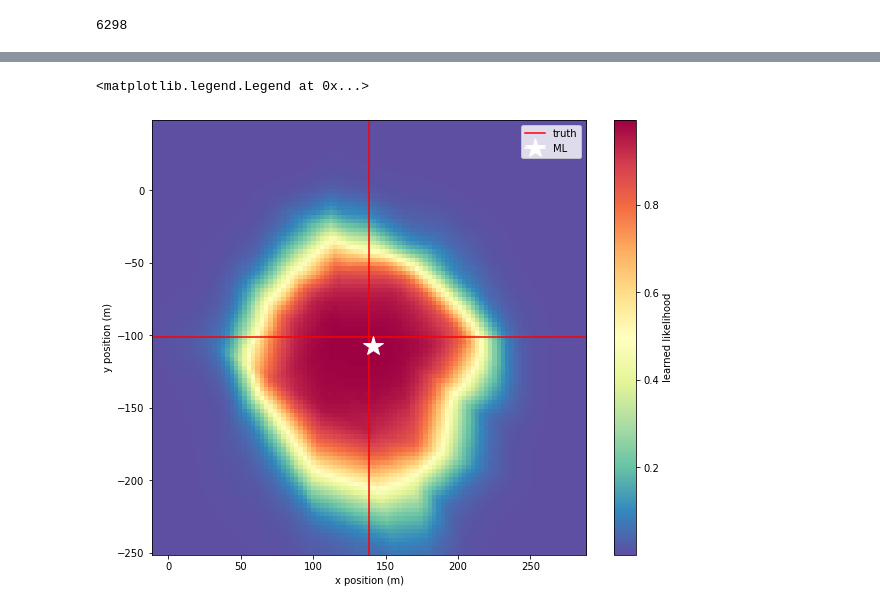
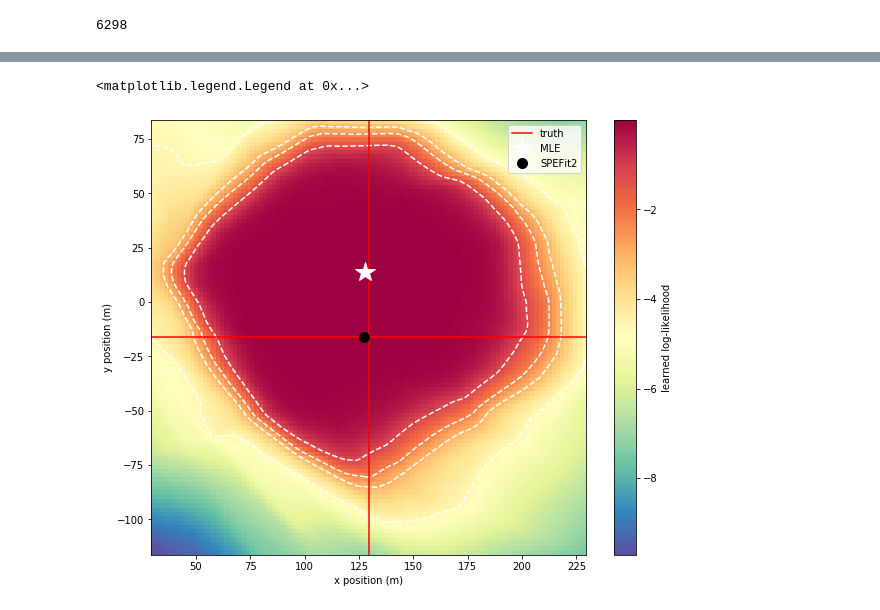
Before and after one commit to philippeller/IceNet, a Jupyter notebook: IceNet_llh_free.ipynb, the cells around one changed output, grey strips where cells are left out. Saved outputs shown, nothing was run; the diff lists cells and outputs as text; code cells hidden in the pictures.

```diff
--- a/IceNet_llh_free.ipynb
+++ b/IceNet_llh_free.ipynb
@@ -84,6 +84,7 @@ h = tf.keras.layers.Dropout(0.01)(h)
 
 h = tf.keras.layers.Dense(32, activation=activation)(h)
 h = tf.keras.layers.Dropout(0.01)(h)
+h = tf.keras.layers.Dense(32, activation=activation)(h)
 outputs_data = tf.keras.layers.Dense(32, activation=activation)(h)
 
 model_data = tf.keras.Model(inputs=inputs_data, outputs=outputs_data)
@@ -94,9 +95,9 @@ model_data = tf.keras.Model(inputs=inputs_data, outputs=outputs_data)
 inputs_params = tf.keras.Input(shape=(N_labels,))
 
 y = tf.keras.layers.Dense(32, activation=activation)(inputs_params)
-y = tf.keras.layers.Dropout(0.01)(y)
 y = tf.keras.layers.Dense(32, activation=activation)(y)
-y = tf.keras.layers.Dropout(0.01)(y)
+y = tf.keras.layers.Dense(32, activation=activation)(y)
+y = tf.keras.layers.Dense(32, activation=activation)(y)
 outputs_params = tf.keras.layers.Dense(32, activation=activation)(y)
 
 model_params = tf.keras.Model(inputs=inputs_params, outputs=outputs_params)
@@ -106,6 +107,8 @@ combined = tf.keras.layers.Concatenate()([model_data.output, model_params.output
 
 
 z = tf.keras.layers.Dense(32, activation="relu")(combined)
+z = tf.keras.layers.Dense(32, activation="relu")(z)
+z = tf.keras.layers.Dense(32, activation="relu")(z)
 z = tf.keras.layers.Dense(32, activation="relu")(z)
 outputs = tf.keras.layers.Dense(1, activation='sigmoid')(z)
 
@@ -160,10 +163,11 @@ outputs_test = np.concatenate([np.ones(X_data_test.shape[0]), np.zeros(X_data_te
 # %%
 for i in range(5):
     # re-shuffle
-    #inputs_train[1] = np.vstack([X_params_train, np.random.permutation(X_params_train)])
+    #inputs_train[1] = np.vstack([loss_historyarams_train, np.random.permutation(X_params_train)])
     #inputs_test[1] = np.vstack([X_params_test, np.random.permutation(X_params_test)])
 
-    bounds = np.quantile(X_params, [0.01, 0.99], axis=0)
+    # sample from flat
+    bounds = np.quantile(X_params, [0., 1.], axis=0)
     delta = np.diff(bounds, axis=0)
 
     rand_train_params = np.random.uniform(size=X_params_train.size).reshape(X_params_train.shape)
@@ -175,12 +179,13 @@ for i in range(5):
     rand_train_params += bounds[0]
     rand_test_params += bounds[0]
 
-    # sample from flat
     inputs_train[1] = np.vstack([X_params_train, rand_train_params])
     inputs_test[1] = np.vstack([X_params_test, rand_test_params])
 
     gc.collect()
 
+    print('Epoch %i'%(len(loss_history)+1))
+
     model.fit(inputs_train, outputs_train, batch_size=512, epochs=1, validation_data=(inputs_test, outputs_test))
 
     loss_history.append(model.history.history['loss'])
@@ -202,5 +211,5 @@ ax.legend()
 # %%
-event_idx = 678
+event_idx = -111
 
 true_x = X_params_test[event_idx, 0]
 true_y = X_params_test[event_idx, 1]
@@ -221,9 +230,8 @@ plt.axvline(true_x, c='r')
 # %%
-xs = np.linspace(true_x-150, true_x+150, 101)
-ys = np.linspace(true_y-150, true_y+150, 101)
-
-#xs = np.linspace(-250, 250, 101)
-#ys = np.linspace(-250, 250, 101)
+N = 101
+d = 100
+xs = np.linspace(true_x-d, true_x+d, N)
+ys = np.linspace(true_y-d, true_y+d, N)
 
 xx, yy = np.meshgrid(xs,ys)
 
@@ -239,18 +247,25 @@ z = likelihood.reshape((xs.shape[0], ys.shape[0]))
 # %%
 fig, ax = plt.subplots(1, 1, figsize=(10,8))
 
-im = ax.imshow(z, extent=(xs[0], xs[-1], ys[0], ys[-1]), origin='lower', cmap='Spectral_r', aspect='equal')
+im = ax.imshow(np.log(z), extent=(xs[0], xs[-1], ys[0], ys[-1]), origin='lower', cmap='Spectral_r', aspect='equal')
 ax.axvline(true_x, c='r')
 ax.axhline(true_y, c='r', label='truth')
 
-plt.colorbar(im, ax=ax, label='learned likelihood', )
+plt.colorbar(im, ax=ax, label='learned log-likelihood', )
 
-plt.plot(xx[np.argmax(z)],  yy[np.argmax(z)], marker='*', color='w', ms=20, label='ML')
+plt.contour(xs, ys, np.log(z), [-9.21/2, -5.99/2, -4.51/2, -2.3/2], colors='w')
+
+plt.plot(xx[np.argmax(z)],  yy[np.argmax(z)], marker='*', color='w', lw=0, ms=20, label='MLE')
+
+plt.plot(r_test[event_idx][0],  r_test[event_idx][1], marker='o', color='k', lw=0, ms=10, label='SPEFit2')
+
 
 ax.set_xlabel('x position (m)')
 ax.set_ylabel('y position (m)')
 
 plt.legend()
+
+#plt.savefig('x-y_vertex_evnt%i.png'%event_idx, dpi=150)
 # %% [output]
 <matplotlib.legend.Legend at 0x...>
-[figure, old version]
+[figure, new version]
```
Also changed, not shown: parts of 5 cells of this notebook.
